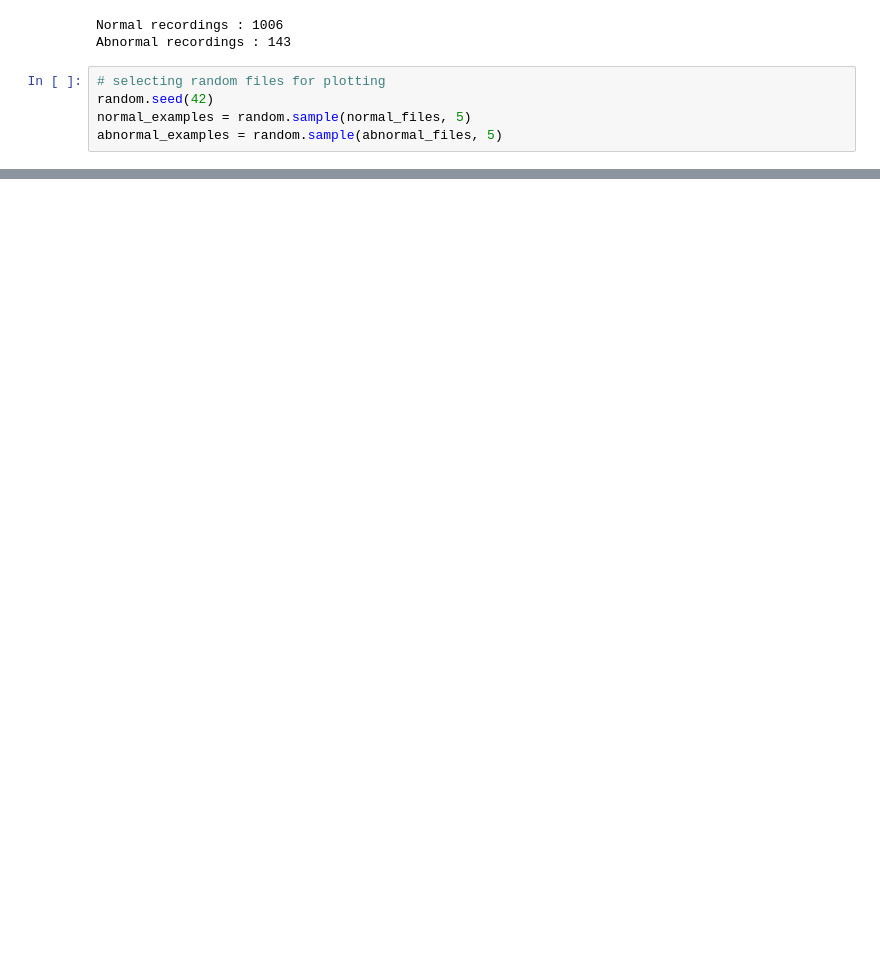
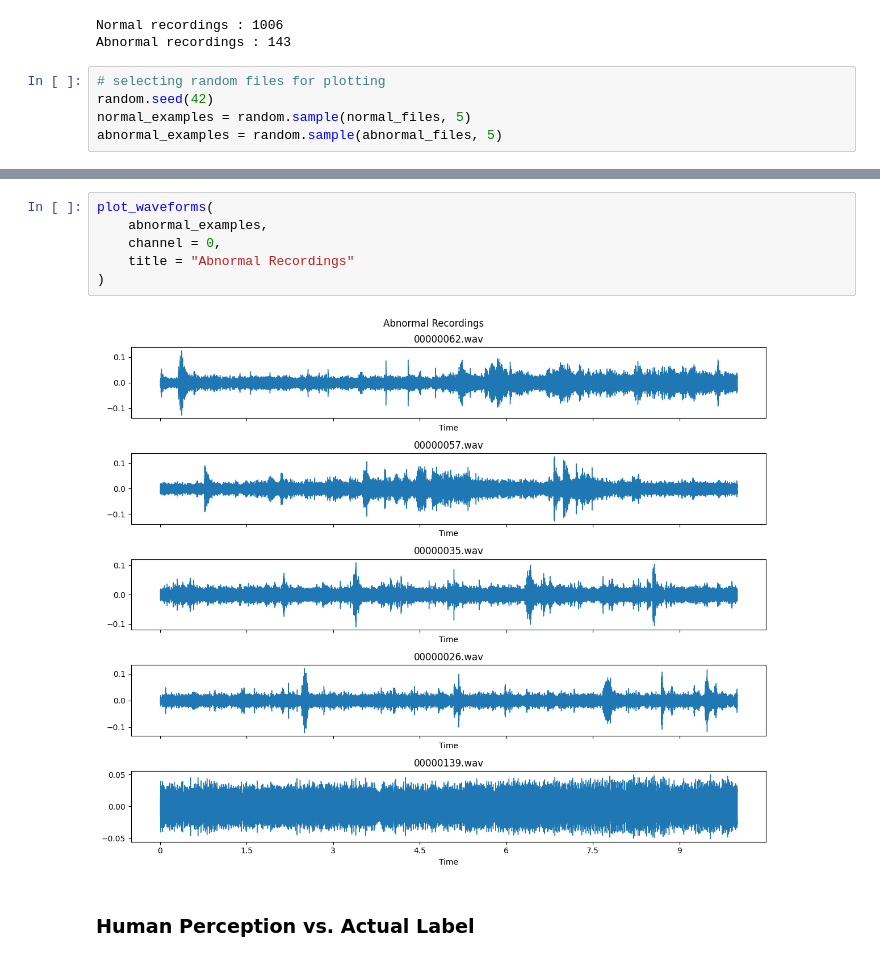
Before and after one commit to Shagun-Thakur/EchoGuard, a Jupyter notebook: notebooks/03_waveform_analysis.ipynb, the cells around one changed output, grey strips where cells are left out. Cells and saved outputs as stored; diff of their text form; blank space fills up the shorter version.

```diff
--- a/notebooks/03_waveform_analysis.ipynb
+++ b/notebooks/03_waveform_analysis.ipynb
@@ -35,0 +45,10 @@ abnormal_examples = random.sample(abnormal_files, 5)
+# %%
+plot_waveforms(
+    abnormal_examples,
+    channel = 0,
+    title = "Abnormal Recordings"
+)
+# %% [output]
+[figure, added]
+# %% [markdown]
+### Human Perception vs. Actual Label
```
Also changed, not shown: parts of 5 cells of this notebook, 7 other files.
